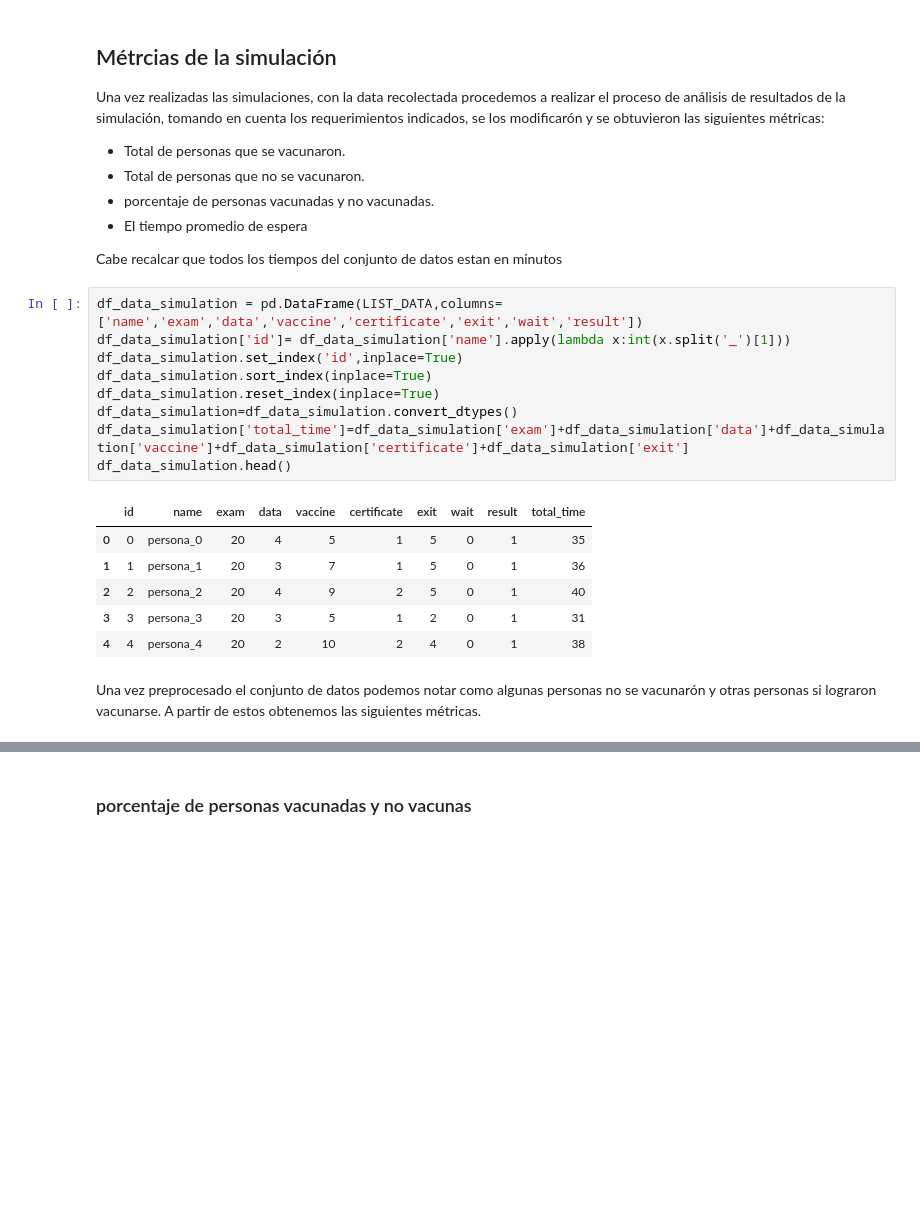
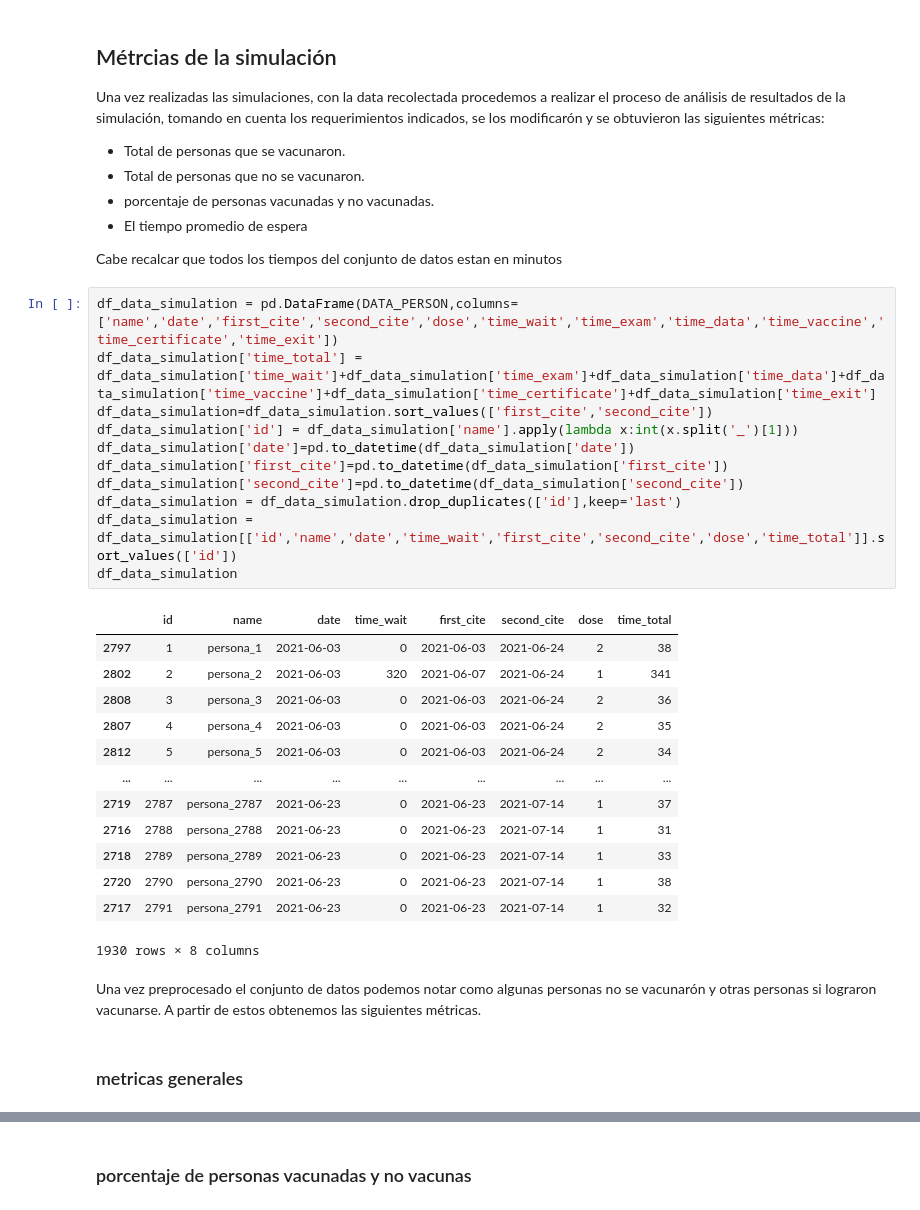
Before and after one commit to bvegaM/simulacion_vega_bryam, a Jupyter notebook: examenes/primer_interciclo/informe.ipynb, the cells around one changed output, grey strips where cells are left out. Cells and saved outputs as stored; diff of their text form; blank space fills up the shorter version.

```diff
--- a/examenes/primer_interciclo/informe.ipynb
+++ b/examenes/primer_interciclo/informe.ipynb
@@ -730,21 +789,32 @@ Una vez realizadas las simulaciones, con la data recolectada procedemos a realiz
 * El tiempo promedio de espera
 
 Cabe recalcar que todos los tiempos del conjunto de datos estan en minutos
-# %%
-df_data_simulation = pd.DataFrame(LIST_DATA,columns=['name','exam','data','vaccine','certificate','exit','wait','result'])
-df_data_simulation['id']= df_data_simulation['name'].apply(lambda x:int(x.split('_')[1]))
-df_data_simulation.set_index('id',inplace=True)
-df_data_simulation.sort_index(inplace=True)
-df_data_simulation.reset_index(inplace=True)
-df_data_simulation=df_data_simulation.convert_dtypes()
-df_data_simulation['total_time']=df_data_simulation['exam']+df_data_simulation['data']+df_data_simulation['vaccine']+df_data_simulation['certificate']+df_data_simulation['exit']
-df_data_simulation.head()
-# %% [output]
-|  | id | name | exam | data | vaccine | certificate | exit | wait | result | total_time |
-| 0 | 0 | persona_0 | 20 | 4 | 5 | 1 | 5 | 0 | 1 | 35 |
-| 1 | 1 | persona_1 | 20 | 3 | 7 | 1 | 5 | 0 | 1 | 36 |
-| 2 | 2 | persona_2 | 20 | 4 | 9 | 2 | 5 | 0 | 1 | 40 |
-| 3 | 3 | persona_3 | 20 | 3 | 5 | 1 | 2 | 0 | 1 | 31 |
-| 4 | 4 | persona_4 | 20 | 2 | 10 | 2 | 4 | 0 | 1 | 38 |
+# %%
+df_data_simulation = pd.DataFrame(DATA_PERSON,columns=['name','date','first_cite','second_cite','dose','time_wait','time_exam','time_data','time_vaccine','time_certificate','time_exit'])
+df_data_simulation['time_total'] = df_data_simulation['time_wait']+df_data_simulation['time_exam']+df_data_simulation['time_data']+df_data_simulation['time_vaccine']+df_data_simulation['time_certificate']+df_data_simulation['time_exit']
+df_data_simulation=df_data_simulation.sort_values(['first_cite','second_cite'])
+df_data_simulation['id'] = df_data_simulation['name'].apply(lambda x:int(x.split('_')[1]))
+df_data_simulation['date']=pd.to_datetime(df_data_simulation['date'])
+df_data_simulation['first_cite']=pd.to_datetime(df_data_simulation['first_cite'])
+df_data_simulation['second_cite']=pd.to_datetime(df_data_simulation['second_cite'])
+df_data_simulation = df_data_simulation.drop_duplicates(['id'],keep='last')
+df_data_simulation = df_data_simulation[['id','name','date','time_wait','first_cite','second_cite','dose','time_total']].sort_values(['id'])
+df_data_simulation
+# %% [output]
+|  | id | name | date | time_wait | first_cite | second_cite | dose | time_total |
+| 2797 | 1 | persona_1 | 2021-06-03 | 0 | 2021-06-03 | 2021-06-24 | 2 | 38 |
+| 2802 | 2 | persona_2 | 2021-06-03 | 320 | 2021-06-07 | 2021-06-24 | 1 | 341 |
+| 2808 | 3 | persona_3 | 2021-06-03 | 0 | 2021-06-03 | 2021-06-24 | 2 | 36 |
+| 2807 | 4 | persona_4 | 2021-06-03 | 0 | 2021-06-03 | 2021-06-24 | 2 | 35 |
+| 2812 | 5 | persona_5 | 2021-06-03 | 0 | 2021-06-03 | 2021-06-24 | 2 | 34 |
+| ... | ... | ... | ... | ... | ... | ... | ... | ... |
+| 2719 | 2787 | persona_2787 | 2021-06-23 | 0 | 2021-06-23 | 2021-07-14 | 1 | 37 |
+| 2716 | 2788 | persona_2788 | 2021-06-23 | 0 | 2021-06-23 | 2021-07-14 | 1 | 31 |
+| 2718 | 2789 | persona_2789 | 2021-06-23 | 0 | 2021-06-23 | 2021-07-14 | 1 | 33 |
+| 2720 | 2790 | persona_2790 | 2021-06-23 | 0 | 2021-06-23 | 2021-07-14 | 1 | 38 |
+| 2717 | 2791 | persona_2791 | 2021-06-23 | 0 | 2021-06-23 | 2021-07-14 | 1 | 32 |
+1930 rows × 8 columns
 # %% [markdown]
 Una vez preprocesado el conjunto de datos podemos notar como algunas personas no se vacunarón y otras personas si lograron vacunarse. A partir de estos obtenemos las siguientes métricas.
+# %% [markdown]
+### metricas generales
```
Also changed, not shown: parts of 24 cells of this notebook, 2 other files.
